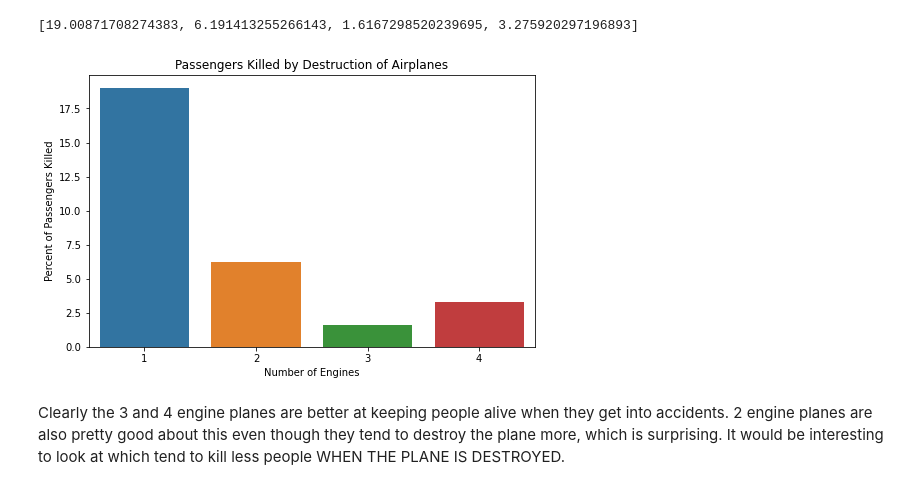
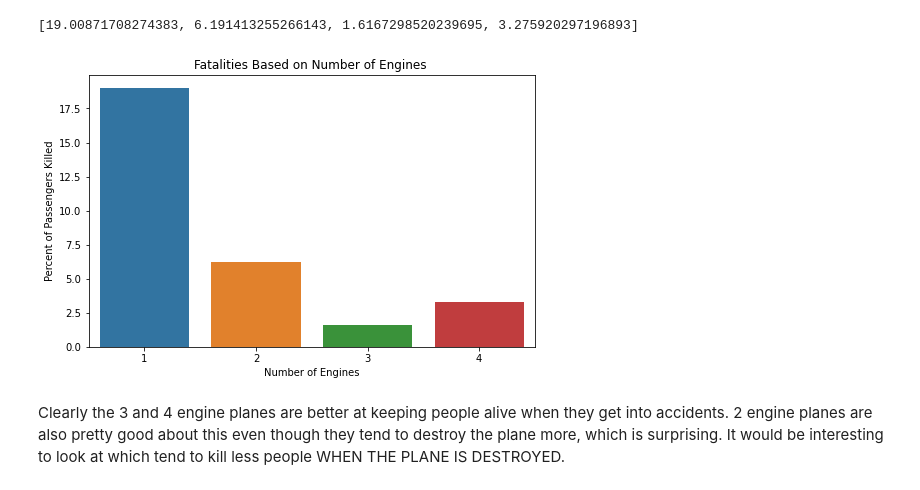
Before and after one commit to Duffman9028/Aircraft-Risk-Assessment, a Jupyter notebook: Jason.ipynb, the cells around one changed output. Drawn from its saved outputs; the diff is of its cells as text; code cells hidden in the pictures.

```diff
--- a/Jason.ipynb
+++ b/Jason.ipynb
@@ -188,12 +188,12 @@ fatalities_percentage_list
 # %%
 fig, ax = plt.subplots(figsize=(8,5))
 
 sns.barplot(x = eng_num_list, y=fatalities_percentage_list)
-ax.set_title('Passengers Killed by Destruction of Airplanes')
+ax.set_title('Fatalities Based on Number of Engines ')
 ax.set_xlabel('Number of Engines')
 ax.set_ylabel('Percent of Passengers Killed');
 # %% [output]
-[figure, old version]
+[figure, new version]
 # %% [markdown]
 Clearly the 3 and 4 engine planes are better at keeping people alive when they get into accidents.  2 engine planes are also pretty good about this even though they tend to destroy the plane more, which is surprising.  It would be interesting to look at which tend to kill less people WHEN THE PLANE IS DESTROYED.
 # %%
```
Also changed, not shown: parts of 1 cell of this notebook.
